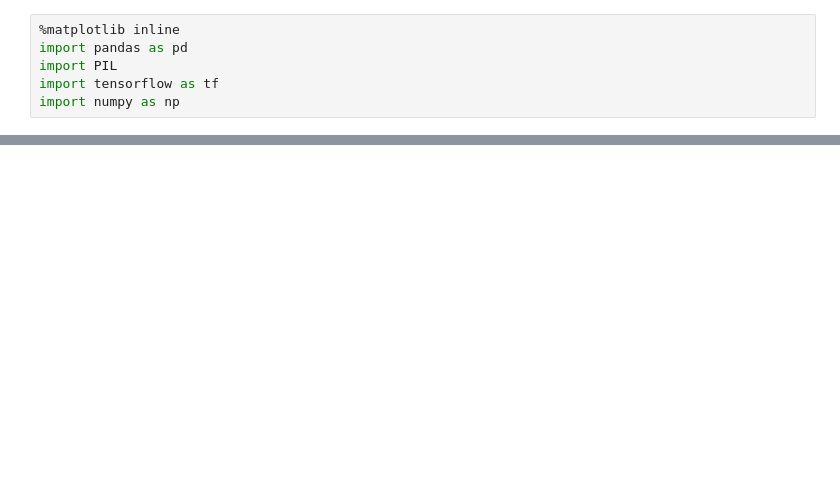
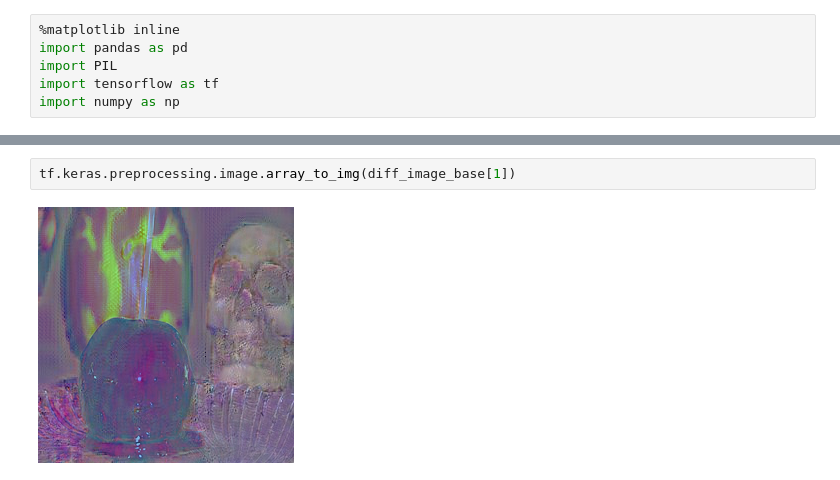
Before and after one commit to pinjutien/DeepExplain, a Jupyter notebook: examples/gan_keras_model_explain.ipynb, the cells around one changed output, grey strips where cells are left out. Drawn from its saved outputs; the diff is of its cells as text; blank space fills up the shorter version.

```diff
--- a/examples/gan_keras_model_explain.ipynb
+++ b/examples/gan_keras_model_explain.ipynb
@@ -113,0 +277,4 @@ for i in range(nrows):
+# %%
+tf.keras.preprocessing.image.array_to_img(diff_image_base[1])
+# %% [output]
+[figure, added]
```
Also changed, not shown: parts of 16 cells of this notebook, 1 other file.
